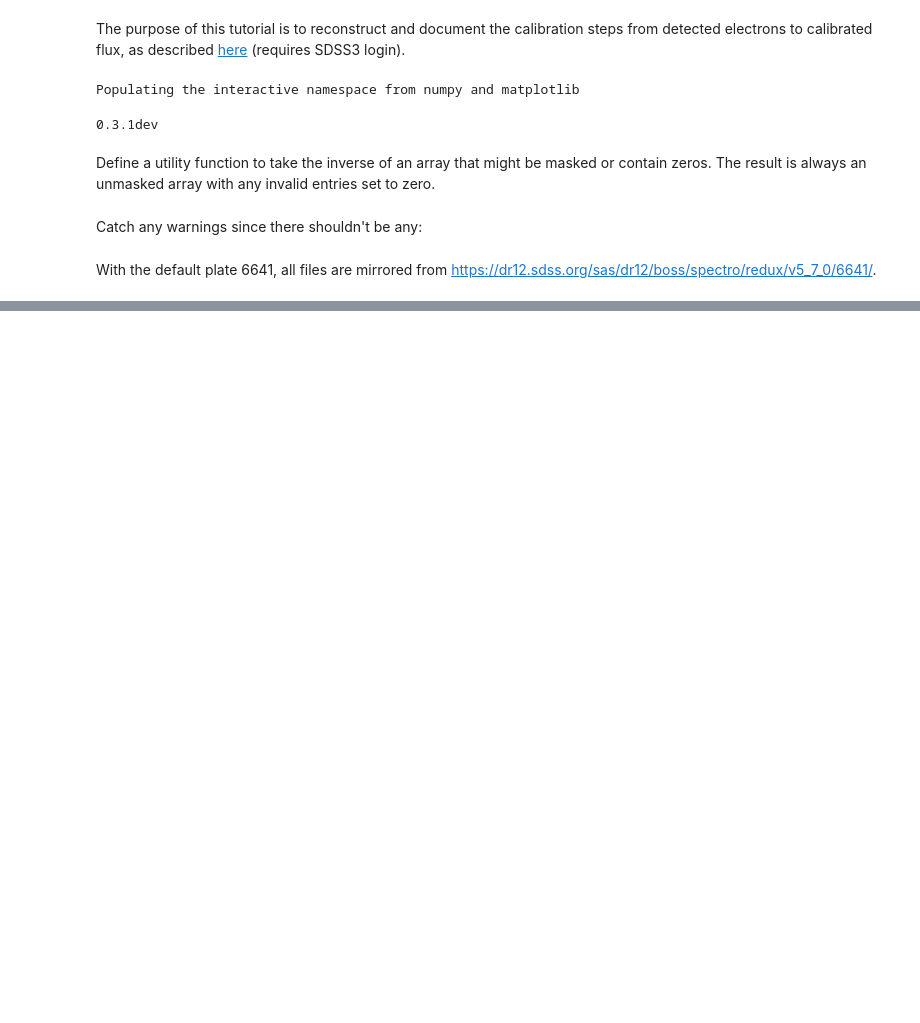
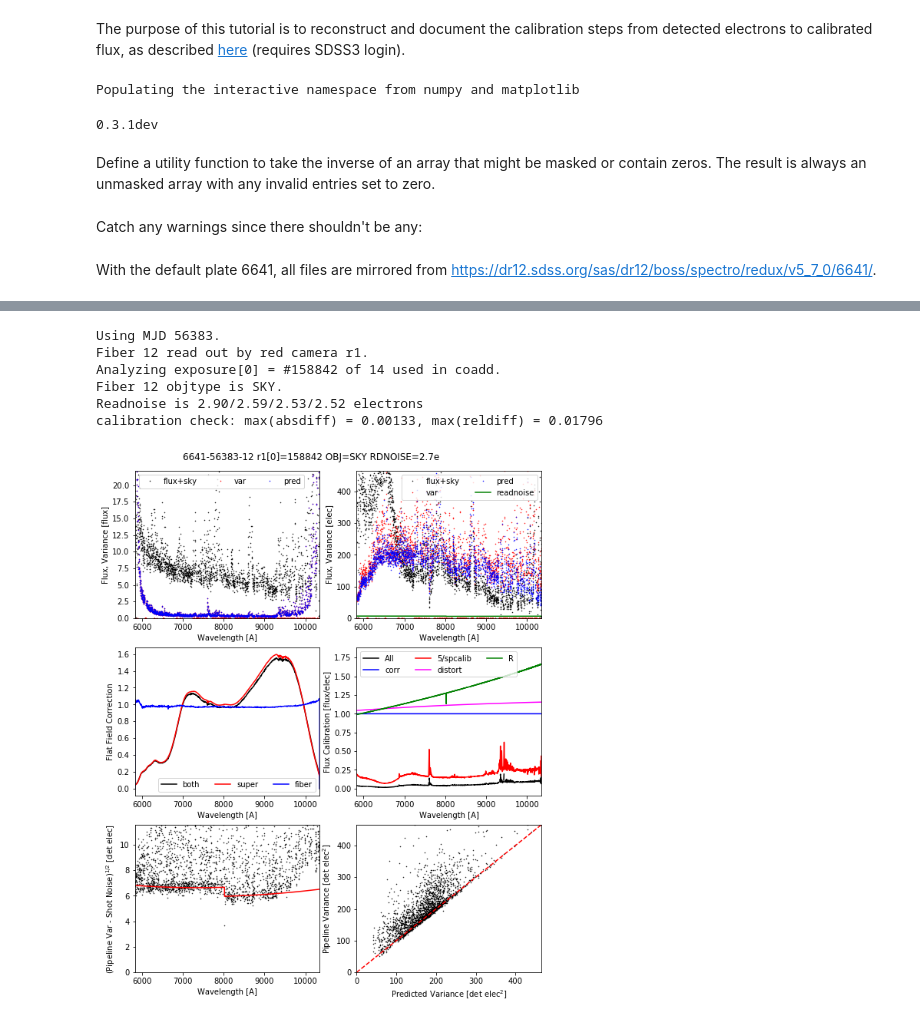
Before and after one commit to dkirkby/bossdata, a Jupyter notebook: examples/nb/CalibrationTutorial.ipynb, the cells around one changed output, grey strips where cells are left out. Saved outputs shown, nothing was run; the diff lists cells and outputs as text; code cells hidden in the pictures; blank space fills up the shorter version.

```diff
--- a/examples/nb/CalibrationTutorial.ipynb
+++ b/examples/nb/CalibrationTutorial.ipynb
@@ -320,0 +329,10 @@ calibration check: max(absdiff) = 0.00173, max(reldiff) = 0.02076
+# %%
+plot_calib(fiber=12, band='red')
+# %% [output]
+Using MJD 56383.
+Fiber 12 read out by red camera r1.
+Analyzing exposure[0] = #158842 of 14 used in coadd.
+Fiber 12 objtype is SKY.
+Readnoise is 2.90/2.59/2.53/2.52 electrons
+calibration check: max(absdiff) = 0.00133, max(reldiff) = 0.01796
+[figure, added]
```
Also changed, not shown: parts of 8 cells of this notebook.
